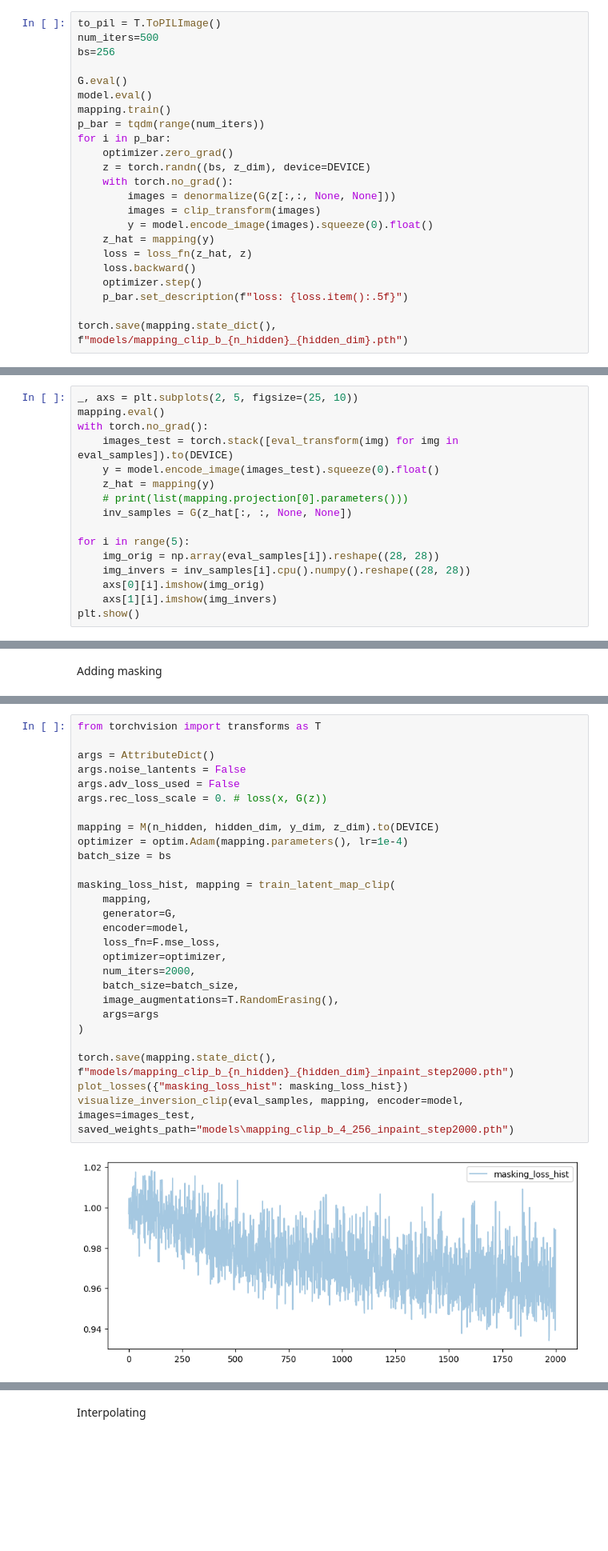
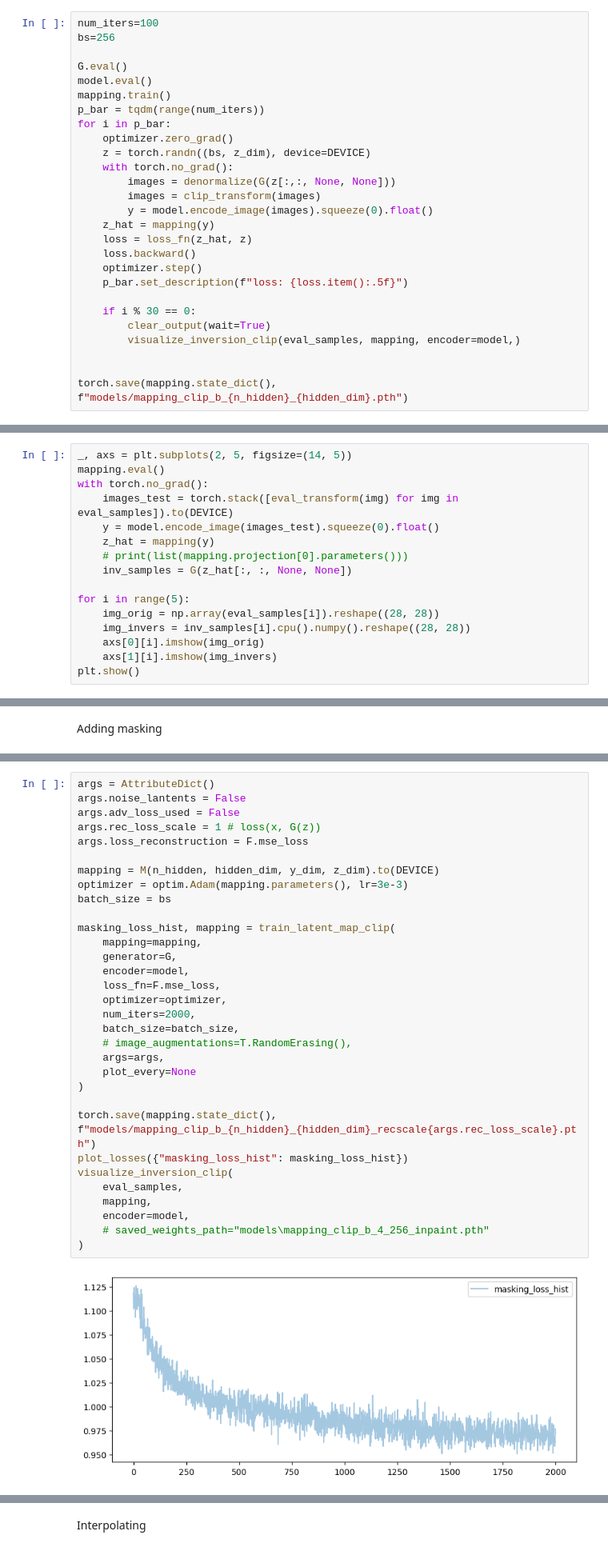
Before and after one commit to shredder67/gan-latent-inverse, a Jupyter notebook: mnist/experiment.ipynb, the cells around one changed output, grey strips where cells are left out. Shown at 80% size. Saved outputs shown, nothing was run; the diff lists cells and outputs as text; blank space fills up the shorter version.

```diff
--- a/mnist/experiment.ipynb
+++ b/mnist/experiment.ipynb
@@ -726,6 +692,5 @@ clip_transform = T.Compose([
 # %%
-to_pil = T.ToPILImage()
-num_iters=500
+num_iters=100
 bs=256
 
 G.eval()
@@ -745,4 +710,9 @@ for i in p_bar:
     optimizer.step()
     p_bar.set_description(f"loss: {loss.item():.5f}")
 
+    if i % 30 == 0:
+        clear_output(wait=True)
+        visualize_inversion_clip(eval_samples, mapping, encoder=model,)
+
+
 torch.save(mapping.state_dict(), f"models/mapping_clip_b_{n_hidden}_{hidden_dim}.pth")
@@ -757,7 +730,7 @@ eval_transform = T.Compose([
     T.Normalize((0.48145466, 0.4578275, 0.40821073), (0.26862954, 0.26130258, 0.27577711)),
 ])
 # %%
-_, axs = plt.subplots(2, 5, figsize=(25, 10))
+_, axs = plt.subplots(2, 5, figsize=(14, 5))
 mapping.eval()
 with torch.no_grad():
     images_test = torch.stack([eval_transform(img) for img in eval_samples]).to(DEVICE)
@@ -893,29 +909,34 @@ Training for more steps - 2000
 # %%
-from torchvision import transforms as T
-
 args = AttributeDict()
 args.noise_lantents = False
 args.adv_loss_used = False
-args.rec_loss_scale = 0. # loss(x, G(z))
+args.rec_loss_scale = 1 # loss(x, G(z))
+args.loss_reconstruction = F.mse_loss
 
 mapping = M(n_hidden, hidden_dim, y_dim, z_dim).to(DEVICE)
-optimizer = optim.Adam(mapping.parameters(), lr=1e-4)
+optimizer = optim.Adam(mapping.parameters(), lr=3e-3)
 batch_size = bs
 
 masking_loss_hist, mapping = train_latent_map_clip(
-    mapping,
+    mapping=mapping,
     generator=G,
     encoder=model,
     loss_fn=F.mse_loss,
     optimizer=optimizer,
     num_iters=2000,
     batch_size=batch_size,
-    image_augmentations=T.RandomErasing(),
-    args=args
+    # image_augmentations=T.RandomErasing(),
+    args=args,
+    plot_every=None
 )
 
-torch.save(mapping.state_dict(), f"models/mapping_clip_b_{n_hidden}_{hidden_dim}_inpaint_step2000.pth")
+torch.save(mapping.state_dict(), f"models/mapping_clip_b_{n_hidden}_{hidden_dim}_recscale{args.rec_loss_scale}.pth")
 plot_losses({"masking_loss_hist": masking_loss_hist})
-visualize_inversion_clip(eval_samples, mapping, encoder=model, images=images_test, saved_weights_path="models\mapping_clip_b_4_256_inpaint_step2000.pth")
+visualize_inversion_clip(
+    eval_samples,
+    mapping,
+    encoder=model,
+    # saved_weights_path="models\mapping_clip_b_4_256_inpaint.pth"
+)
 # %% [output]
-[figure, old version]
+[figure, new version]
```
Also changed, not shown: parts of 26 cells of this notebook.
